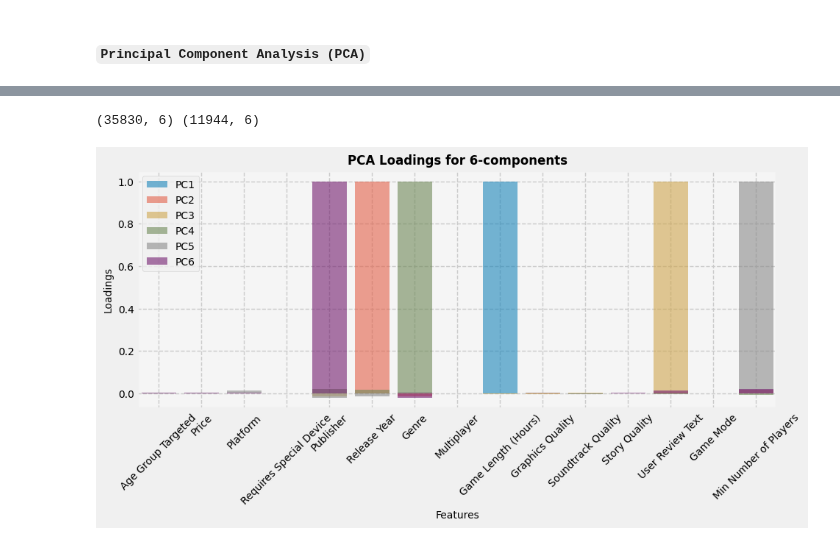
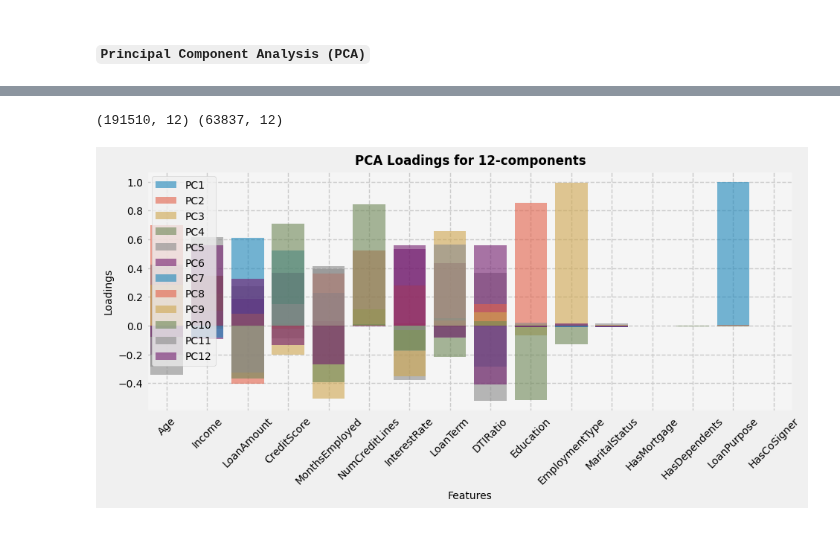
Before and after one commit to sranillac/SRC_UniOvi, a Jupyter notebook: ML-IA/src/ML-Classification/LoanDefault/SRC_Dimension_Reduction_VideoGames.ipynb, the cells around one changed output, grey strips where cells are left out. Saved outputs shown, nothing was run; the diff lists cells and outputs as text; code cells hidden in the pictures.

Commit message:
loan_default

```diff
--- a/ML-IA/src/ML-Classification/LoanDefault/SRC_Dimension_Reduction_VideoGames.ipynb
+++ b/ML-IA/src/ML-Classification/LoanDefault/SRC_Dimension_Reduction_VideoGames.ipynb
@@ -24,9 +24,9 @@ warnings.filterwarnings("ignore", category = FutureWarning)
 # %%
 # Titanic Pre-Processed data
-X_train = pd.read_pickle('https://raw.githubusercontent.com/sranillac/SRC_UniOvi/refs/heads/main/ML-IA/data/VideoGames/X_Train_VideoGames.pkl')
-X_test = pd.read_pickle('https://raw.githubusercontent.com/sranillac/SRC_UniOvi/refs/heads/main/ML-IA/data/VideoGames/X_Test_VideoGames.pkl')
-Y_train = pd.read_pickle('https://raw.githubusercontent.com/sranillac/SRC_UniOvi/refs/heads/main/ML-IA/data/VideoGames/Y_Train_VideoGames.pkl')
-Y_test = pd.read_pickle('https://raw.githubusercontent.com/sranillac/SRC_UniOvi/refs/heads/main/ML-IA/data/VideoGames/Y_Test_VideoGames.pkl')
+X_train = pd.read_pickle('https://raw.githubusercontent.com/sranillac/SRC_UniOvi/refs/heads/main/ML-IA/data/LoanDefault/X_Train_LoanDefault.pkl')
+X_test = pd.read_pickle('https://raw.githubusercontent.com/sranillac/SRC_UniOvi/refs/heads/main/ML-IA/data/LoanDefault/X_Test_LoanDefault.pkl')
+Y_train = pd.read_pickle('https://raw.githubusercontent.com/sranillac/SRC_UniOvi/refs/heads/main/ML-IA/data/LoanDefault/Y_Train_LoanDefault.pkl')
+Y_test = pd.read_pickle('https://raw.githubusercontent.com/sranillac/SRC_UniOvi/refs/heads/main/ML-IA/data/LoanDefault/Y_Test_LoanDefault.pkl')
 # %% [markdown]
 #### ``Principal Component Analysis (PCA)``
 # %%
@@ -57,6 +57,6 @@ legend.get_frame().set_linewidth(0.5)
 # %%
 # Dimensionality Reduction - PCA
-pca = PCA(n_components = 6)
+pca = PCA(n_components = 12)
 X_train_pca = pca.fit_transform(X_train)
 X_train_pca = pd.DataFrame(X_train_pca, columns = [f'PC{i+1}' for i in range(X_train_pca.shape[1])])
 X_train_pca.head()
@@ -73,6 +73,6 @@ X_test_pca = pca.transform(X_test)
 X_test_pca = pd.DataFrame(X_test_pca, columns = [f'PC{i+1}' for i in range(X_test_pca.shape[1])])
 print(X_train_pca.shape, X_test_pca.shape)
 # %% [output]
-(35830, 6) (11944, 6)
+(191510, 12) (63837, 12)
 # %%
 # Save to pickle
@@ -81,22 +81,22 @@ X_test_pca.to_pickle('../../data/VideoGames/X_Test_PCA_VideoGames.pkl')
 # %%
 # Loadings (coefficients) for PCA components
 loadings = pca.components_
-loadings_df = pd.DataFrame(loadings.T, columns = [f'PC{i+1}' for i in range(6)], index = X_train.columns)
+loadings_df = pd.DataFrame(loadings.T, columns = [f'PC{i+1}' for i in range(12)], index = X_train.columns)
 
 # Visualization
 fig = plt.figure(figsize = (10, 4))
 ax = fig.gca()
 ax.set_facecolor('whitesmoke')
-for i in range(6):
+for i in range(12):
     sns.barplot(x = loadings_df.index, y = loadings_df[f'PC{i+1}'], label=f'PC{i+1}', alpha=0.6)
 plt.grid(linestyle = '--')
-plt.title('PCA Loadings for 6-components', fontsize = 12, fontweight = 'bold')
+plt.title('PCA Loadings for 12-components', fontsize = 12, fontweight = 'bold')
 plt.ylabel('Loadings', fontsize = 10)
 ax.tick_params(axis = 'y', labelsize = 10)
 plt.xlabel('Features', fontsize = 10)
 ax.tick_params(axis = 'x', labelsize = 10)
 plt.xticks(rotation = 45)
 legend = plt.legend(prop = {'size': 10}, frameon = True, loc = 'upper left')
 legend.get_frame().set_linewidth(0.5)
 # %% [output]
-[figure, old version]
+[figure, new version]
```
Also changed, not shown: parts of 6 cells of this notebook, 2 other files.
